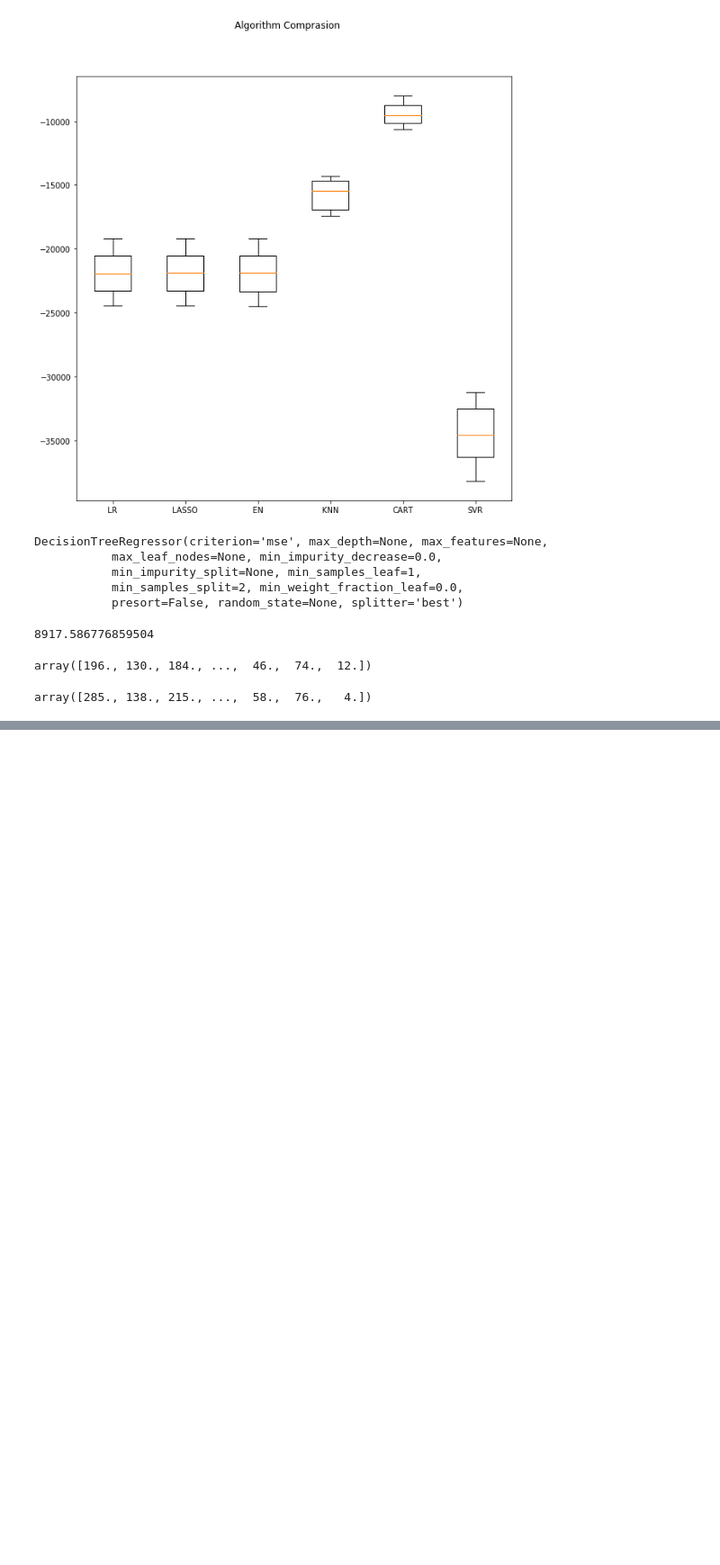
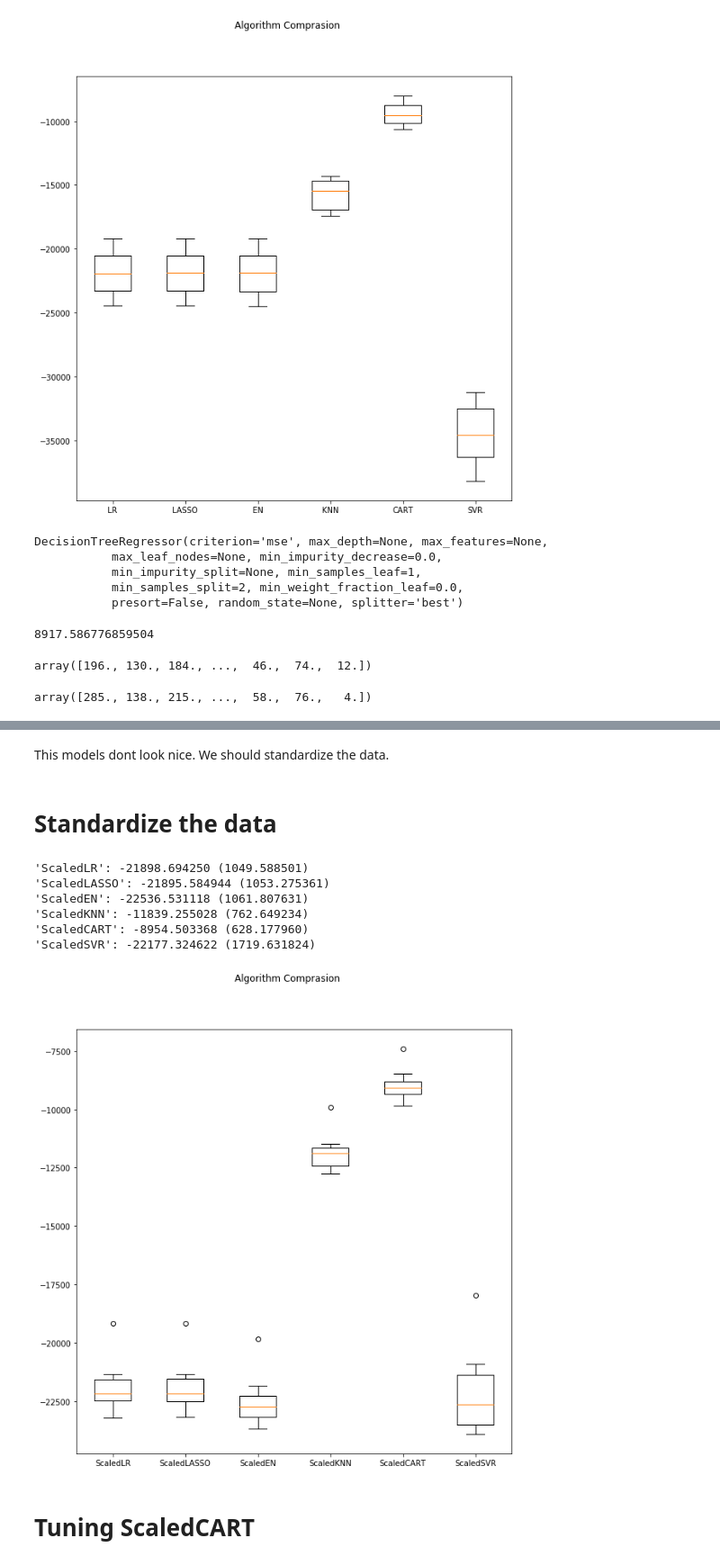
Before and after one commit to Moribund7/Bike_Sharing_Demand, a Jupyter notebook: model.ipynb, the cells around one changed output, grey strips where cells are left out. Shown at 90% size. Drawn from its saved outputs; the diff is of its cells as text; code cells hidden in the pictures; blank space fills up the shorter version.

Commit message:
Add models, add tuning, add ensemble methods

```diff
--- a/model.ipynb
+++ b/model.ipynb
@@ -238,7 +242,7 @@ from sklearn.model_selection import KFold
 results=[]
 names=[]
 for name, model in models:
-    kfold=KFold(n_splits=num_folds,random_state=seed)
+    kfold=KFold(n_splits=num_folds,random_state=seed,shuffle=True)
     cv_results=cross_val_score(model,X_train,Y_train,cv=kfold,scoring=scoring)
     results.append(cv_results)
     names.append(name)
@@ -286,0 +300,40 @@ array([285., 138., 215., ...,  58.,  76.,   4.])
+# %% [markdown]
+This models dont look nice. We should standardize the data.
+# %% [markdown]
+# Standardize the data
+# %%
+piplines=[]
+piplines.append(('ScaledLR',Pipeline([('Scaler',StandardScaler()),('LR',LinearRegression())])))
+piplines.append(('ScaledLASSO',Pipeline([('Scaler',StandardScaler()),('LASSO',Lasso())])))
+piplines.append(('ScaledEN',Pipeline([('Scaler',StandardScaler()),('EN',ElasticNet())])))
+piplines.append(('ScaledKNN',Pipeline([('Scaler',StandardScaler()),('KNN',KNeighborsRegressor())])))
+piplines.append(('ScaledCART',Pipeline([('Scaler',StandardScaler()),('CART',DecisionTreeRegressor())])))
+piplines.append(('ScaledSVR',Pipeline([('Scaler',StandardScaler()),('SVR',SVR())])))
+
+results=[]
+names=[]
+for name, model in piplines:
+    kfold=KFold(n_splits=num_folds,random_state=seed,shuffle=True)
+    cv_results=cross_val_score(model,X_train,Y_train,cv=kfold,scoring=scoring)
+    results.append(cv_results)
+    names.append(name)
+    message="%a: %f (%f)" % (name,cv_results.mean(),cv_results.std())
+    print(message)
+# %% [output]
+'ScaledLR': -21898.694250 (1049.588501)
+'ScaledLASSO': -21895.584944 (1053.275361)
+'ScaledEN': -22536.531118 (1061.807631)
+'ScaledKNN': -11839.255028 (762.649234)
+'ScaledCART': -8954.503368 (628.177960)
+'ScaledSVR': -22177.324622 (1719.631824)
+# %%
+fig=plt.figure()
+fig.suptitle('Algorithm Comprasion')
+ax=fig.add_subplot(111)
+plt.boxplot(results)
+ax.set_xticklabels(names)
+plt.show()
+# %% [output]
+[figure, added]
+# %% [markdown]
+# Tuning ScaledCART
```
Also changed, not shown: parts of 24 cells of this notebook.
